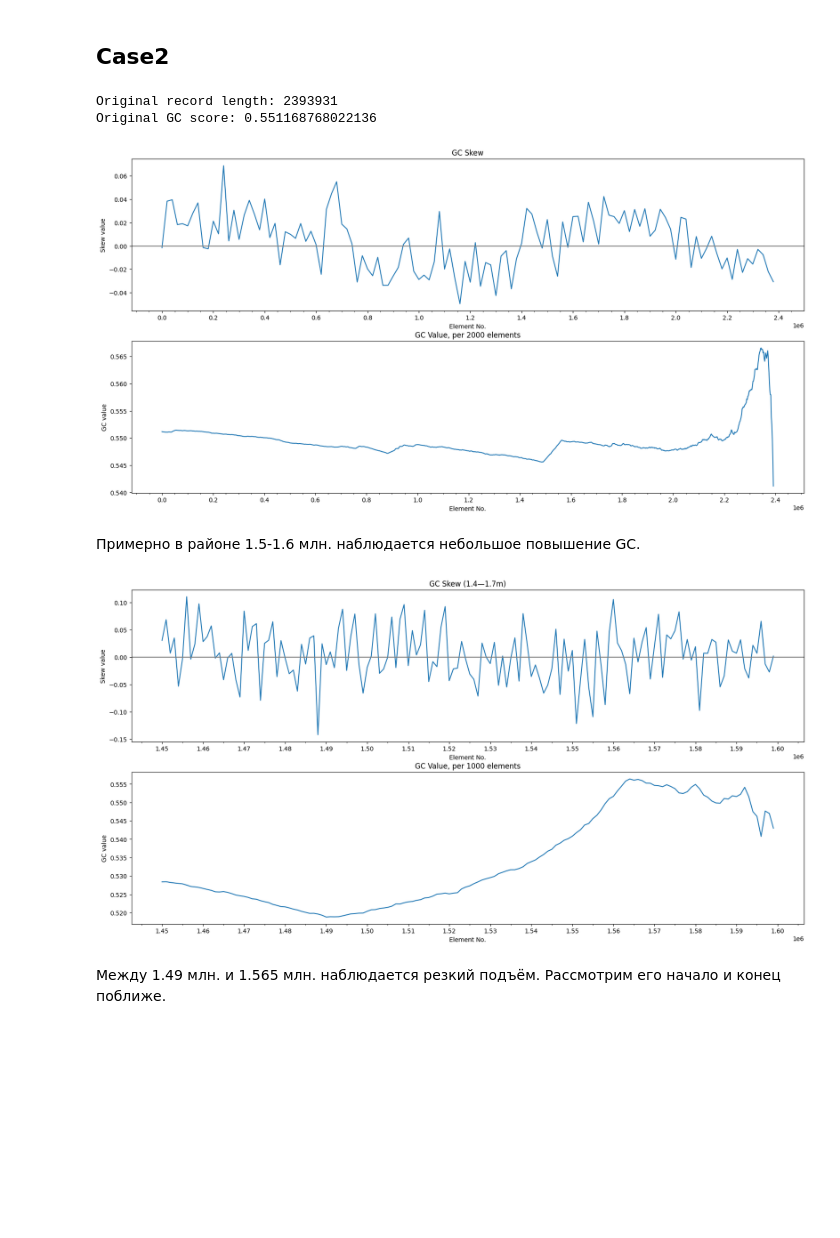
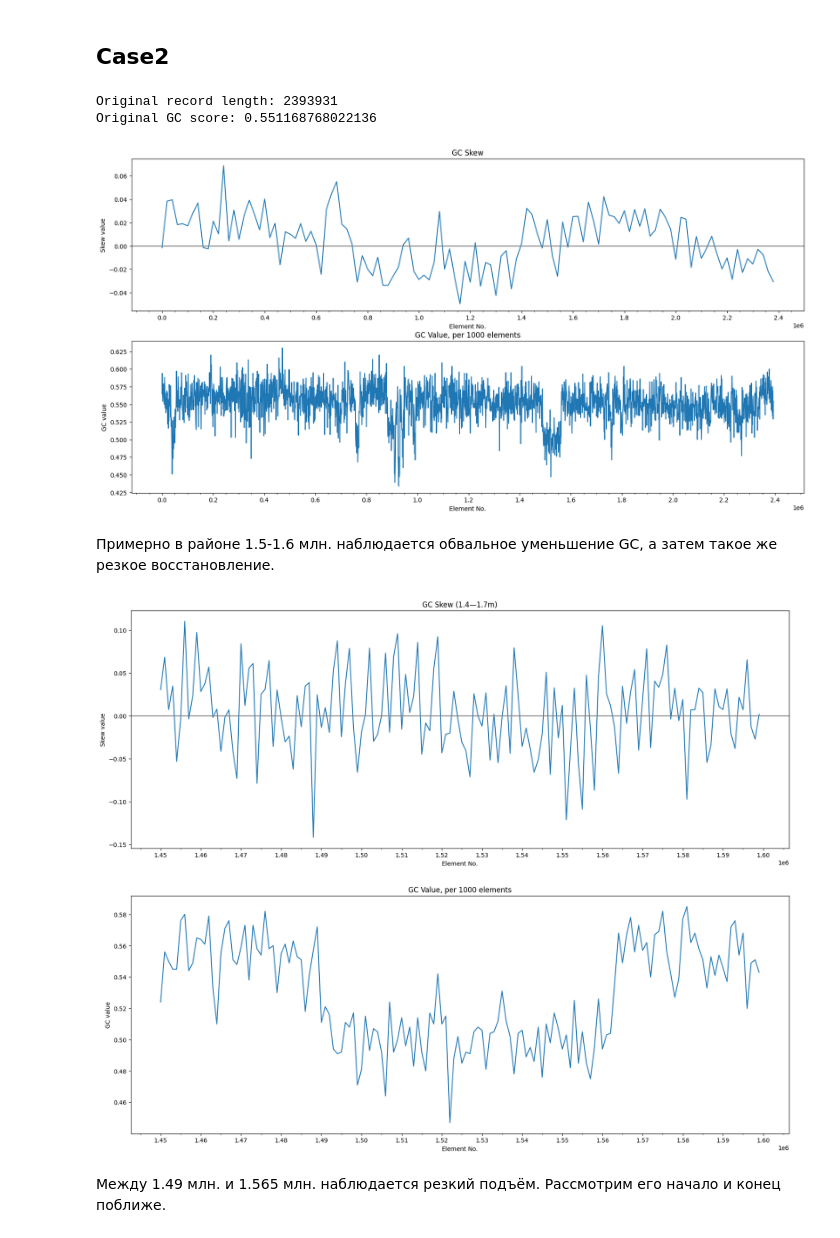
Before and after one commit to Nickitarius/fatsa_contest, a Jupyter notebook: case1.ipynb, the cells around one changed output. Cells and saved outputs as stored; diff of their text form; code cells hidden in the pictures; blank space fills up the shorter version.

```diff
--- a/case1.ipynb
+++ b/case1.ipynb
@@ -8,22 +8,16 @@
 Для начала посмотрим на график GC skew. Это уже позволит прикинуть место вставки с хорошей точностью. Отметим, что для такого приблизительного решения стоит немного поэкспериментировать с длиной "окон", для которых вычисляется GC skew, чтобы различия были лучше видны.
 # %%
 import Bio.SeqUtils as SU
-from Bio.Seq import Seq
-from Bio.SeqUtils import GC
 from Bio import SeqIO
 
 import matplotlib.pyplot as plt
 from matplotlib.ticker import MultipleLocator
+
 seq_orig = ""
 
 with open("01.fasta") as handle:
     for record in SeqIO.parse(handle, "fasta"):
         seq_orig = record
-
-
-# gc_orig = SU.gc_fraction(seq_orig)
-# print(f'Original record length: {seq_orig.__len__()}')
-# print(f'Original GC: {gc_orig}')
 
 current_sub = ""
 current_max_insertion = ""
@@ -45,7 +39,7 @@ step = 20
 gc_list = []
 for i in range(0, len(seq_orig), step):
     lb = step
-    if i+step <= len(seq_orig):
+    if i+step >= len(seq_orig):
         lb = len(seq_orig)-i
 
     gc_list.append(SU.gc_fraction(seq_orig[i:i+lb]))
@@ -177,26 +171,14 @@ Insertion GC: 0
 # %% [markdown]
 ## Case2
 # %%
-import Bio.SeqUtils as SU
-from Bio.Seq import Seq
-from Bio.SeqUtils import GC
-from Bio import SeqIO
-
-import matplotlib.pyplot as plt
-from matplotlib.ticker import MultipleLocator
 seq_orig = ""
 
 with open("02.fasta") as handle:
     for record in SeqIO.parse(handle, "fasta"):
         seq_orig = record
 
-
 print(f'Original record length: {seq_orig.__len__()}')
 print(f'Original GC score: {SU.gc_fraction(seq_orig)}')
-
-
-current_sub = ""
-current_max_insertion = ""
 
 window_size = 20000
 
@@ -211,11 +193,11 @@ ax1.xaxis.set_minor_locator(MultipleLocator(50000))
 ax1.xaxis.set_major_locator(MultipleLocator(200000))
 ax1.axhline(0, color='grey')
 
-step = 2000
+step = 1000
 gc_list = []
 for i in range(0, len(seq_orig), step):
     lb = step
-    if i+step <= len(seq_orig):
+    if i+step >= len(seq_orig):
         lb = len(seq_orig)-i
 
     gc_list.append(SU.gc_fraction(seq_orig[i:i+lb]))
@@ -231,9 +213,9 @@ plt.show()
 # %% [output]
 Original record length: 2393931
 Original GC score: 0.551168768022136
-[figure, old version]
+[figure, new version]
 # %% [markdown]
-Примерно в районе 1.5-1.6 млн. наблюдается небольшое повышение GC.
+Примерно в районе 1.5-1.6 млн. наблюдается обвальное уменьшение GC, а затем такое же резкое восстановление.
 # %%
 window_size = 1000
 
@@ -242,36 +224,36 @@ border_right = 1600 * 1000
 
 seq_14_17 = seq_orig[border_left:border_right]
 
 skew_14_17 = SU.GC_skew(seq_14_17, window_size)
 
-fig_17_23, (ax1, ax2) = plt.subplots(2, 1, figsize=(20, 10))
+fig_17_23, (ax1, ax2) = plt.subplots(2, 1, figsize=(20, 16))
 ax1.set_title("GC Skew (1.4—1.7m)")
 ax1.plot(range(border_left, border_right, window_size), skew_14_17)
 ax1.set_xlabel("Element No.")
 ax1.set_ylabel("Skew value")
 ax1.xaxis.set_minor_locator(MultipleLocator(5000))
 ax1.xaxis.set_major_locator(MultipleLocator(10000))
 ax1.axhline(0, color='grey')
 
 step = 1000
 gc_list = []
 for i in range(0, len(seq_14_17), step):
     lb = step
-    if i+step <= len(seq_14_17):
+    if i+step >= len(seq_14_17):
         lb = len(seq_14_17)-i
 
     gc_list.append(SU.gc_fraction(seq_14_17[i:i+lb]))
 
 ax2.set_title(f'GC Value, per {step} elements')
 ax2.plot(range(border_left, border_right, step), gc_list)
 ax2.set_xlabel("Element No.")
 ax2.set_ylabel("GC value")
 ax2.xaxis.set_minor_locator(MultipleLocator(5000))
 ax2.xaxis.set_major_locator(MultipleLocator(10000))
 
 plt.show()
 # %% [output]
-[figure, old version]
+[figure, new version]
 # %% [markdown]
 Между 1.49 млн. и 1.565 млн. наблюдается резкий подъём. Рассмотрим его начало и конец поближе.
 # %%
```
Also changed, not shown: parts of 16 cells of this notebook.
